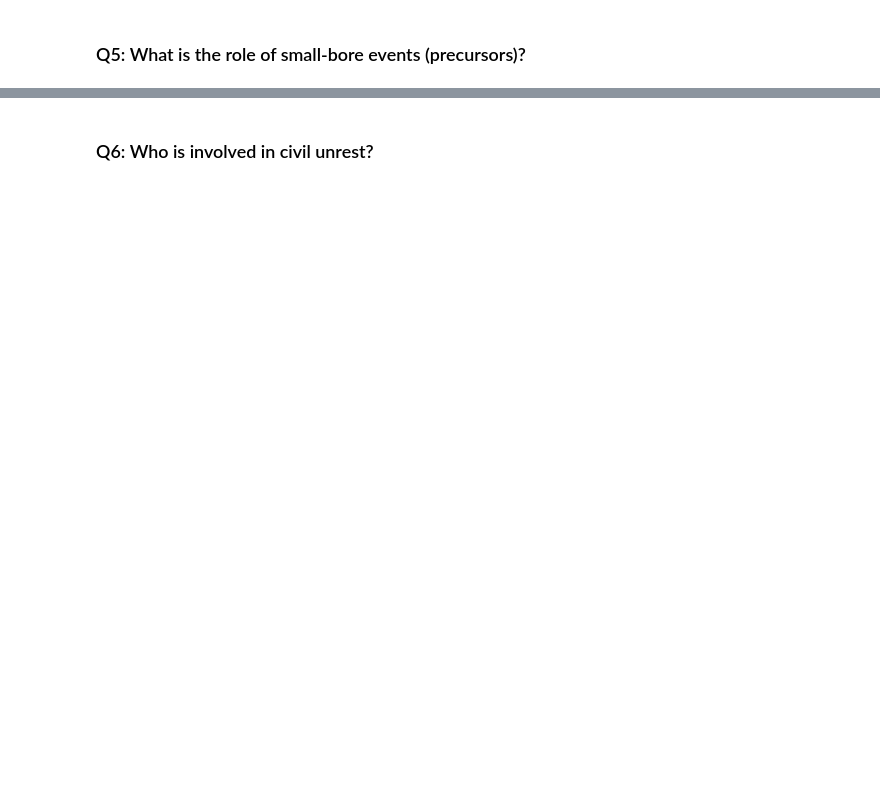
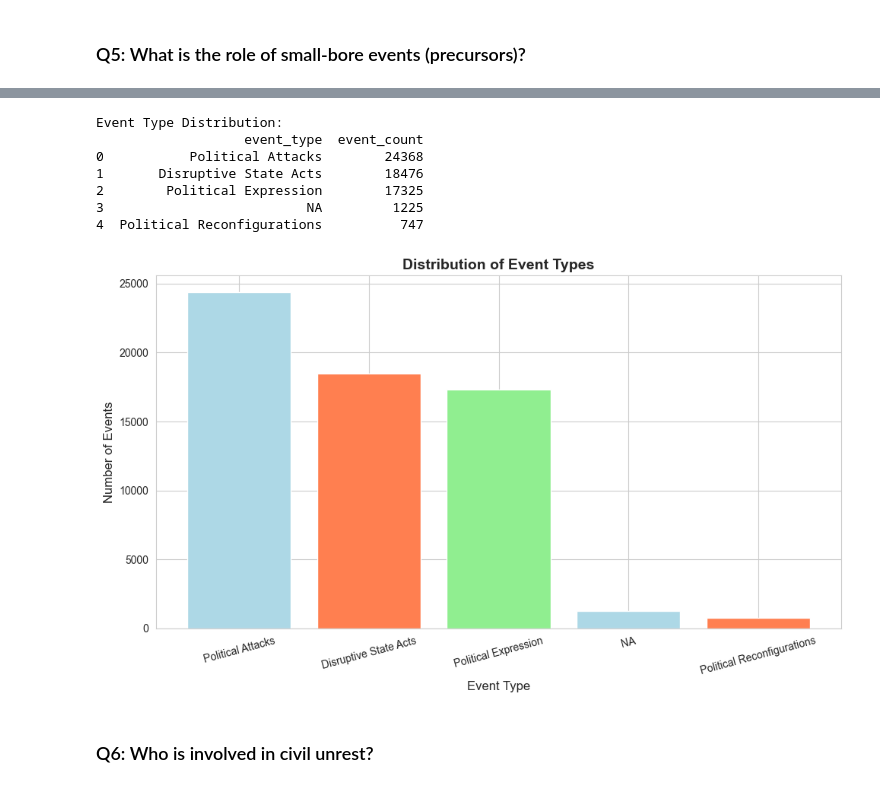
Before and after one commit to aselai-cpu/SPEED-Analysis, a Jupyter notebook: validate_speed_kg.ipynb, the cells around one changed output, grey strips where cells are left out. Saved outputs shown, nothing was run; the diff lists cells and outputs as text; code cells hidden in the pictures; blank space fills up the shorter version.

```diff
--- a/validate_speed_kg.ipynb
+++ b/validate_speed_kg.ipynb
@@ -431,26 +745,35 @@ else:
 # %%
 # Q5: Distribution of event types
 q5_event_types_query = """
 MATCH (e:Event)-[:HAS_TYPE]->(et:EventType)
 RETURN
-    et.ev_type as event_type,
+    coalesce(et.ev_type, "NA") as event_type,
     count(e) as event_count
 ORDER BY event_count DESC
 """
 
 event_types_df = run_query(q5_event_types_query)
 print("\nEvent Type Distribution:")
 print(event_types_df)
 
 plt.figure(figsize=(10, 6))
 plt.bar(event_types_df['event_type'], event_types_df['event_count'],
         color=['lightblue', 'coral', 'lightgreen'][:len(event_types_df)])
 plt.xlabel('Event Type', fontsize=12)
 plt.ylabel('Number of Events', fontsize=12)
 plt.title('Distribution of Event Types', fontsize=14, fontweight='bold')
 plt.xticks(rotation=15)
 plt.tight_layout()
 plt.show()
+# %% [output]
+Event Type Distribution:
+                   event_type  event_count
+0           Political Attacks        24368
+1       Disruptive State Acts        18476
+2        Political Expression        17325
+3                          NA         1225
+4  Political Reconfigurations          747
+[figure, added]
 # %% [markdown]
 ### Q6: Who is involved in civil unrest?
 # %%
```
Also changed, not shown: parts of 27 cells of this notebook, 3 other files.
